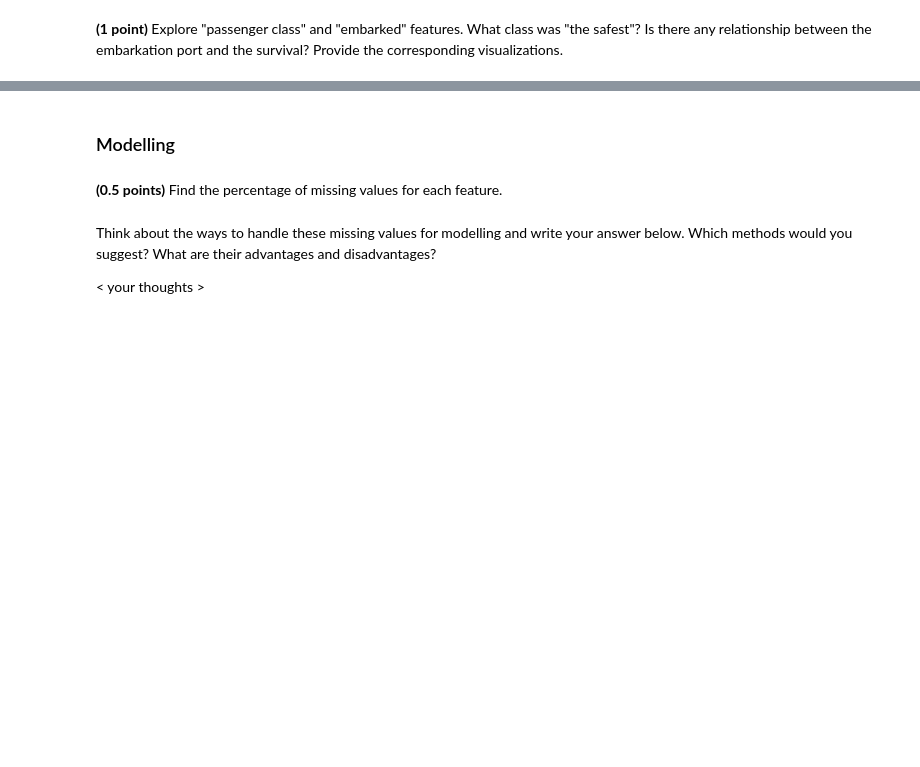
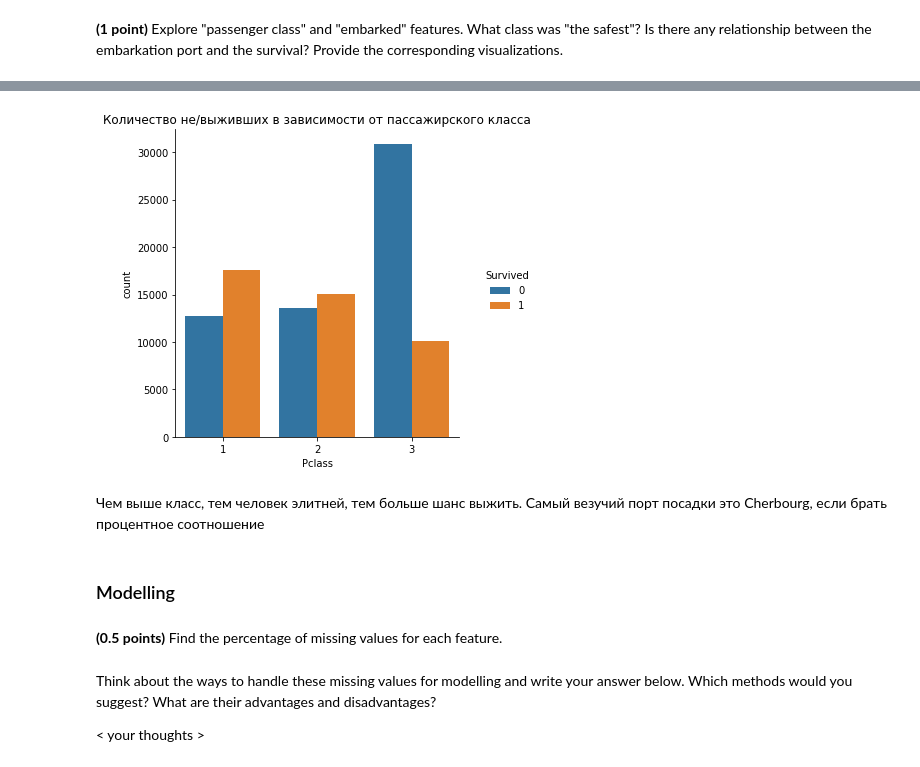
Before and after one commit to DimaValetsky/ml-intro, a Jupyter notebook: 5_classification_linear_knn/hw_classification.ipynb, the cells around one changed output, grey strips where cells are left out. Drawn from its saved outputs; the diff is of its cells as text; code cells hidden in the pictures; blank space fills up the shorter version.

```diff
--- a/5_classification_linear_knn/hw_classification.ipynb
+++ b/5_classification_linear_knn/hw_classification.ipynb
@@ -461,3 +481,12 @@ plt.grid()
+# %%
+sns.catplot(x='Pclass', data=data, hue='Survived', kind='count')
+plt.title('Количество не/выживших в зависимости от пассажирского класса')
+plt.show()
+# %% [output]
+[figure, added]
+# %% [markdown]
+Чем выше класс, тем человек элитней, тем больше шанс выжить.
+Самый везучий порт посадки это Cherbourg, если брать процентное соотношение
 # %% [markdown]
 ### Modelling
 # %% [markdown]
```
Also changed, not shown: parts of 9 cells of this notebook.
